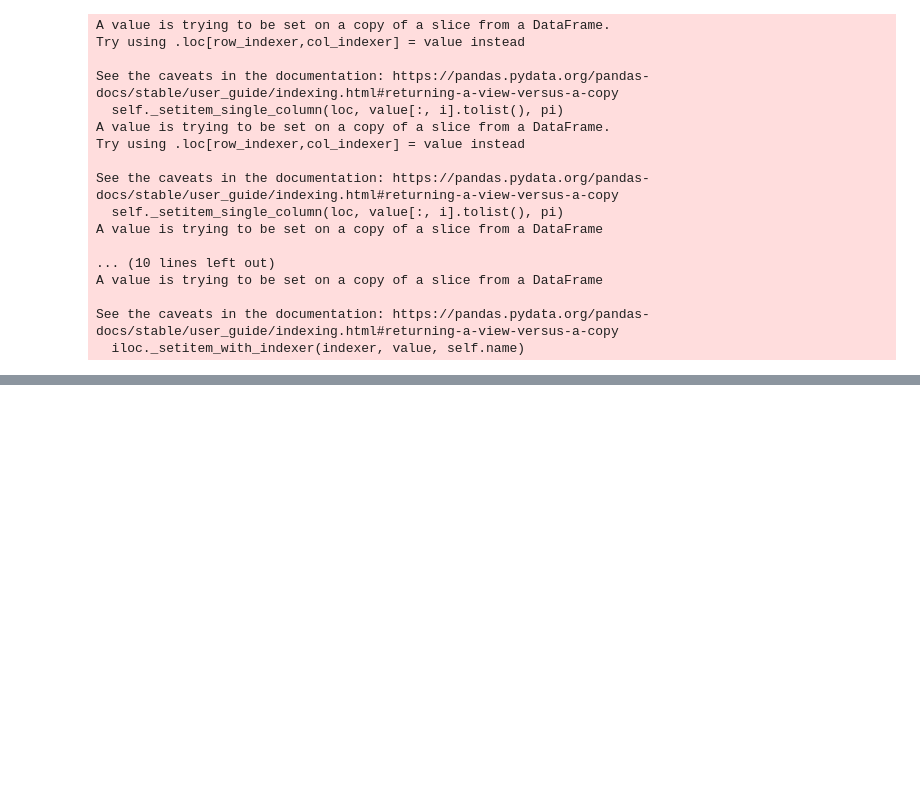
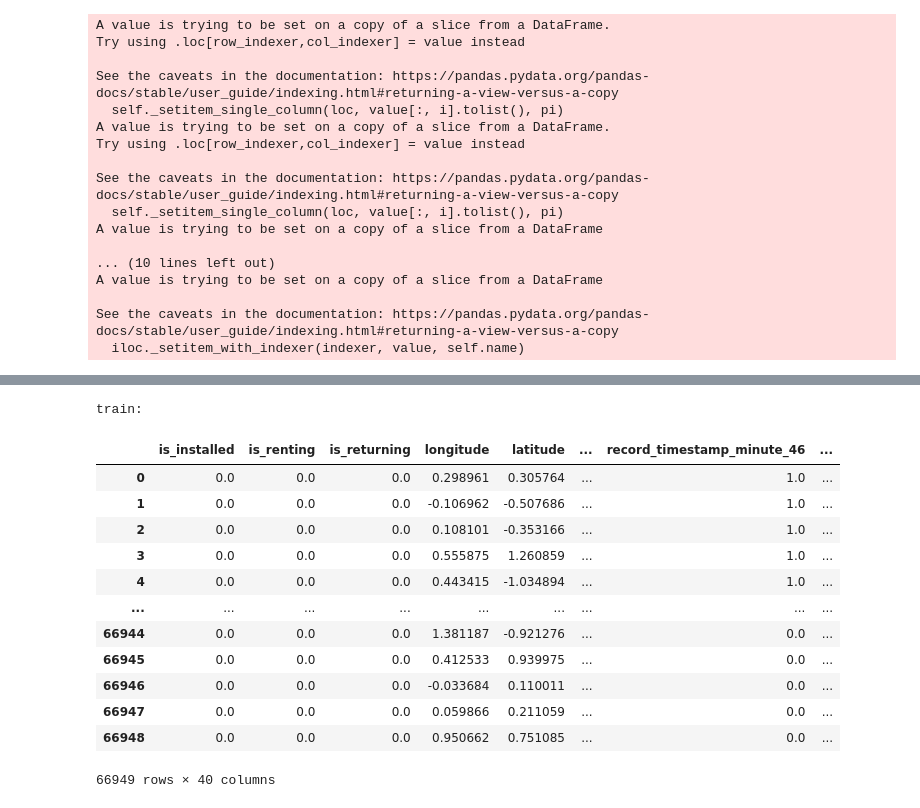
Before and after one commit to tetura/RealtimePredictionBikeTerminalAvailability, a Jupyter notebook: prediction_engine/prediction_approaches/LSTM_BaselineModel_ParisVelibDataset.ipynb, the cells around one changed output, grey strips where cells are left out. Saved outputs shown, nothing was run; the diff lists cells and outputs as text; code cells hidden in the pictures; blank space fills up the shorter version.

```diff
--- a/prediction_engine/prediction_approaches/LSTM_BaselineModel_ParisVelibDataset.ipynb
+++ b/prediction_engine/prediction_approaches/LSTM_BaselineModel_ParisVelibDataset.ipynb
@@ -78,0 +101,18 @@ See the caveats in the documentation: https://pandas.pydata.org/pandas-docs/stab
+# %%
+print("train: ")
+train
+# %% [output]
+train:
+|  | is_installed | is_renting | is_returning | longitude | latitude | ... | record_timestamp_minute_46 | ... |
+| 0 | 0.0 | 0.0 | 0.0 | 0.298961 | 0.305764 | ... | 1.0 | ... |
+| 1 | 0.0 | 0.0 | 0.0 | -0.106962 | -0.507686 | ... | 1.0 | ... |
+| 2 | 0.0 | 0.0 | 0.0 | 0.108101 | -0.353166 | ... | 1.0 | ... |
+| 3 | 0.0 | 0.0 | 0.0 | 0.555875 | 1.260859 | ... | 1.0 | ... |
+| 4 | 0.0 | 0.0 | 0.0 | 0.443415 | -1.034894 | ... | 1.0 | ... |
+| ... | ... | ... | ... | ... | ... | ... | ... | ... |
+| 66944 | 0.0 | 0.0 | 0.0 | 1.381187 | -0.921276 | ... | 0.0 | ... |
+| 66945 | 0.0 | 0.0 | 0.0 | 0.412533 | 0.939975 | ... | 0.0 | ... |
+| 66946 | 0.0 | 0.0 | 0.0 | -0.033684 | 0.110011 | ... | 0.0 | ... |
+| 66947 | 0.0 | 0.0 | 0.0 | 0.059866 | 0.211059 | ... | 0.0 | ... |
+| 66948 | 0.0 | 0.0 | 0.0 | 0.950662 | 0.751085 | ... | 0.0 | ... |
+66949 rows × 40 columns
```
Also changed, not shown: parts of 12 cells of this notebook, 3 other files.
